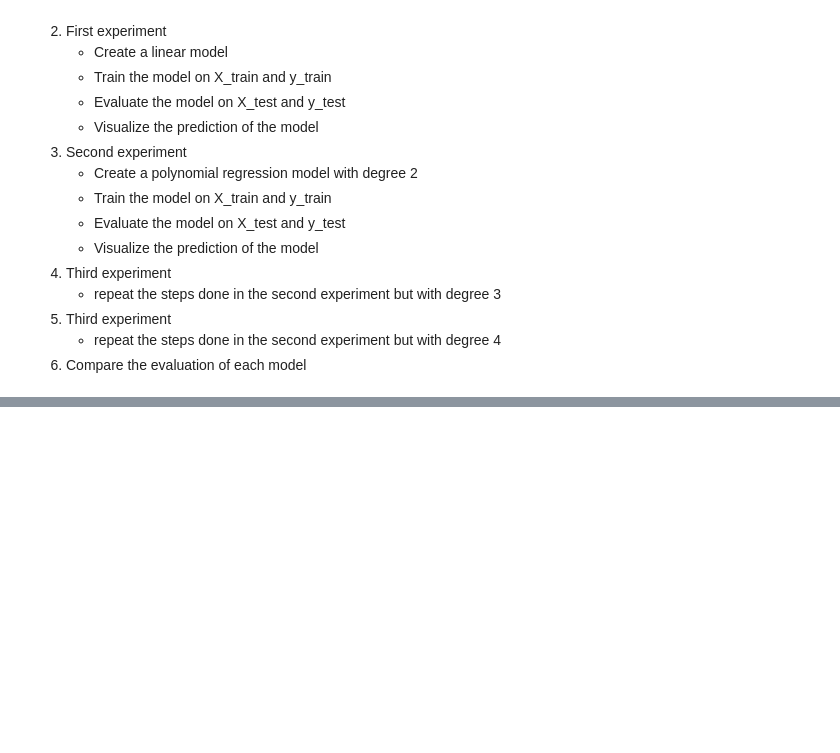
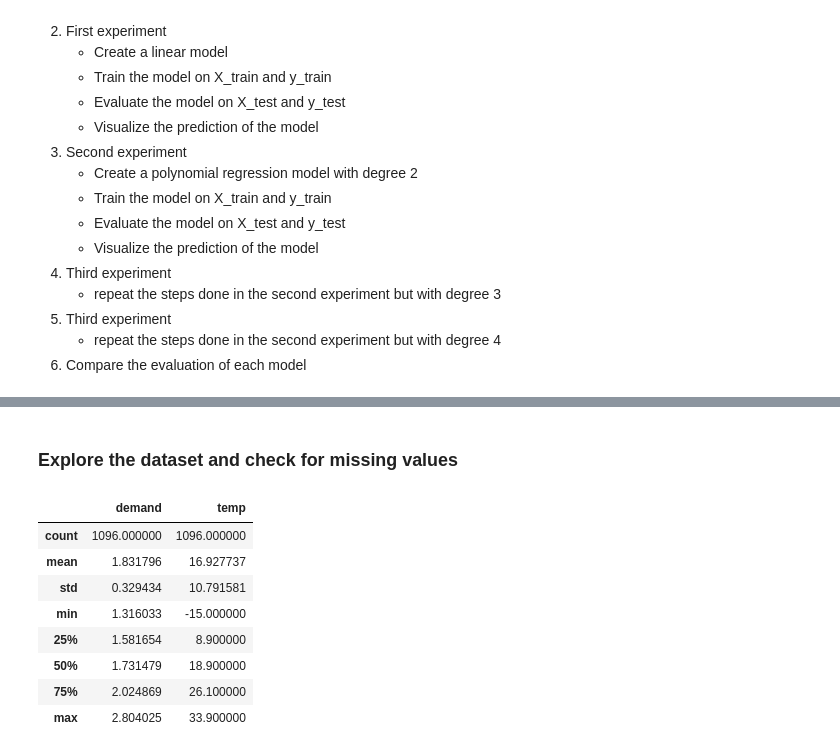
Before and after one commit to Rezashatery/polynomial-regression, a Jupyter notebook: polynomial-regression.ipynb, the cells around one changed output, grey strips where cells are left out. Cells and saved outputs as stored; diff of their text form; code cells hidden in the pictures; blank space fills up the shorter version.

```diff
--- a/polynomial-regression.ipynb
+++ b/polynomial-regression.ipynb
@@ -42,0 +62,14 @@ random_state = 42 # this will be used to guarantee the repeatability of the expe
+# %% [markdown]
+### Explore the dataset and check for missing values
+# %%
+df0.describe(include='all')
+# %% [output]
+|  | demand | temp |
+| count | 1096.000000 | 1096.000000 |
+| mean | 1.831796 | 16.927737 |
+| std | 0.329434 | 10.791581 |
+| min | 1.316033 | -15.000000 |
+| 25% | 1.581654 | 8.900000 |
+| 50% | 1.731479 | 18.900000 |
+| 75% | 2.024869 | 26.100000 |
+| max | 2.804025 | 33.900000 |
```
Also changed, not shown: parts of 9 cells of this notebook.
